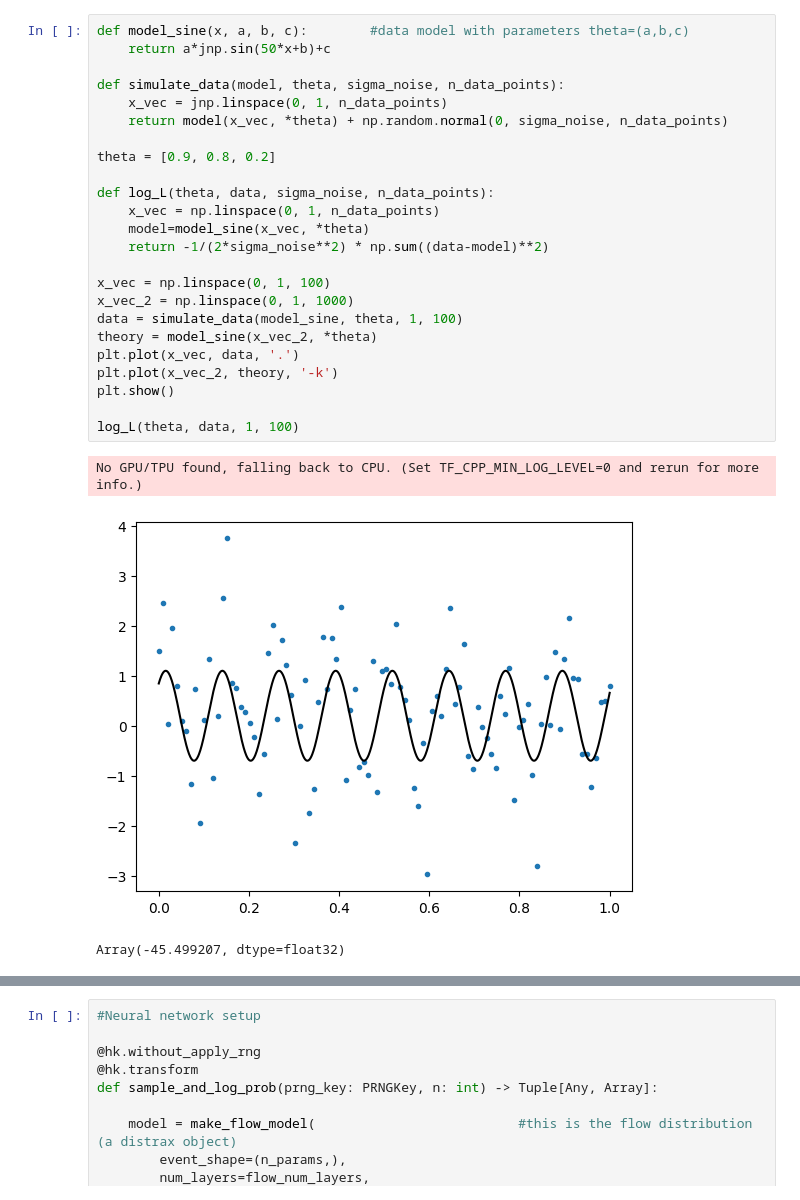
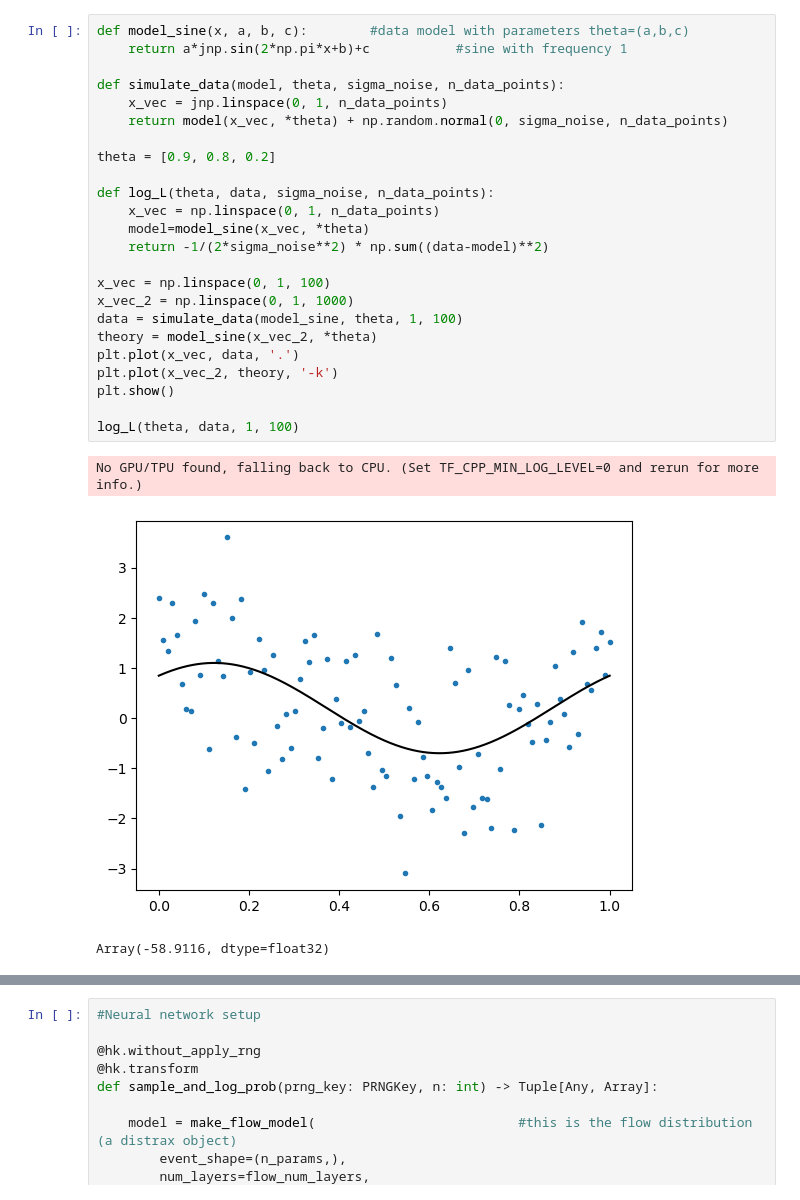
Before and after one commit to dominika-zieba/VI, a Jupyter notebook: sine_in_noise_vi.ipynb, the cells around one changed output, grey strips where cells are left out. Saved outputs shown, nothing was run; the diff lists cells and outputs as text.

```diff
--- a/sine_in_noise_vi.ipynb
+++ b/sine_in_noise_vi.ipynb
@@ -85,31 +22,31 @@ def make_flow_model(
 # %%
 def model_sine(x, a, b, c):        #data model with parameters theta=(a,b,c)
-    return a*jnp.sin(50*x+b)+c
+    return a*jnp.sin(2*np.pi*x+b)+c           #sine with frequency 1
 
 def simulate_data(model, theta, sigma_noise, n_data_points):
     x_vec = jnp.linspace(0, 1, n_data_points)
     return model(x_vec, *theta) + np.random.normal(0, sigma_noise, n_data_points)
 
 theta = [0.9, 0.8, 0.2]
 
 def log_L(theta, data, sigma_noise, n_data_points):
     x_vec = np.linspace(0, 1, n_data_points)
     model=model_sine(x_vec, *theta)
     return -1/(2*sigma_noise**2) * np.sum((data-model)**2)
 
 x_vec = np.linspace(0, 1, 100)
 x_vec_2 = np.linspace(0, 1, 1000)
 data = simulate_data(model_sine, theta, 1, 100)
 theory = model_sine(x_vec_2, *theta)
 plt.plot(x_vec, data, '.')
 plt.plot(x_vec_2, theory, '-k')
 plt.show()
 
 log_L(theta, data, 1, 100)
 # %% [output]
 No GPU/TPU found, falling back to CPU. (Set TF_CPP_MIN_LOG_LEVEL=0 and rerun for more info.)
-[figure, old version]
+[figure, new version]
-Array(-45.499207, dtype=float32)
+Array(-58.9116, dtype=float32)
 # %%
 log_L([0.9,0.8,0.2], data, 1., 100)
 # %% [output]
```
Also changed, not shown: parts of 5 cells of this notebook.
